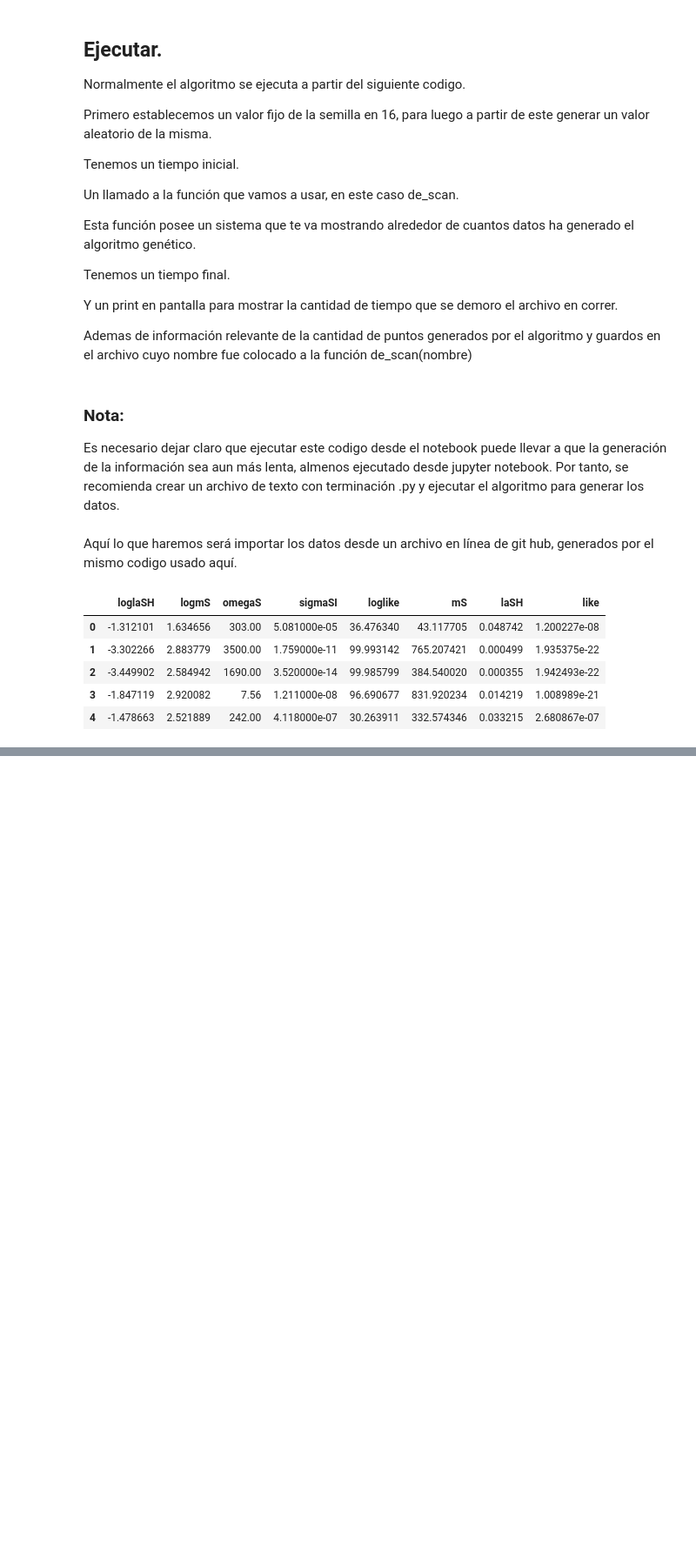
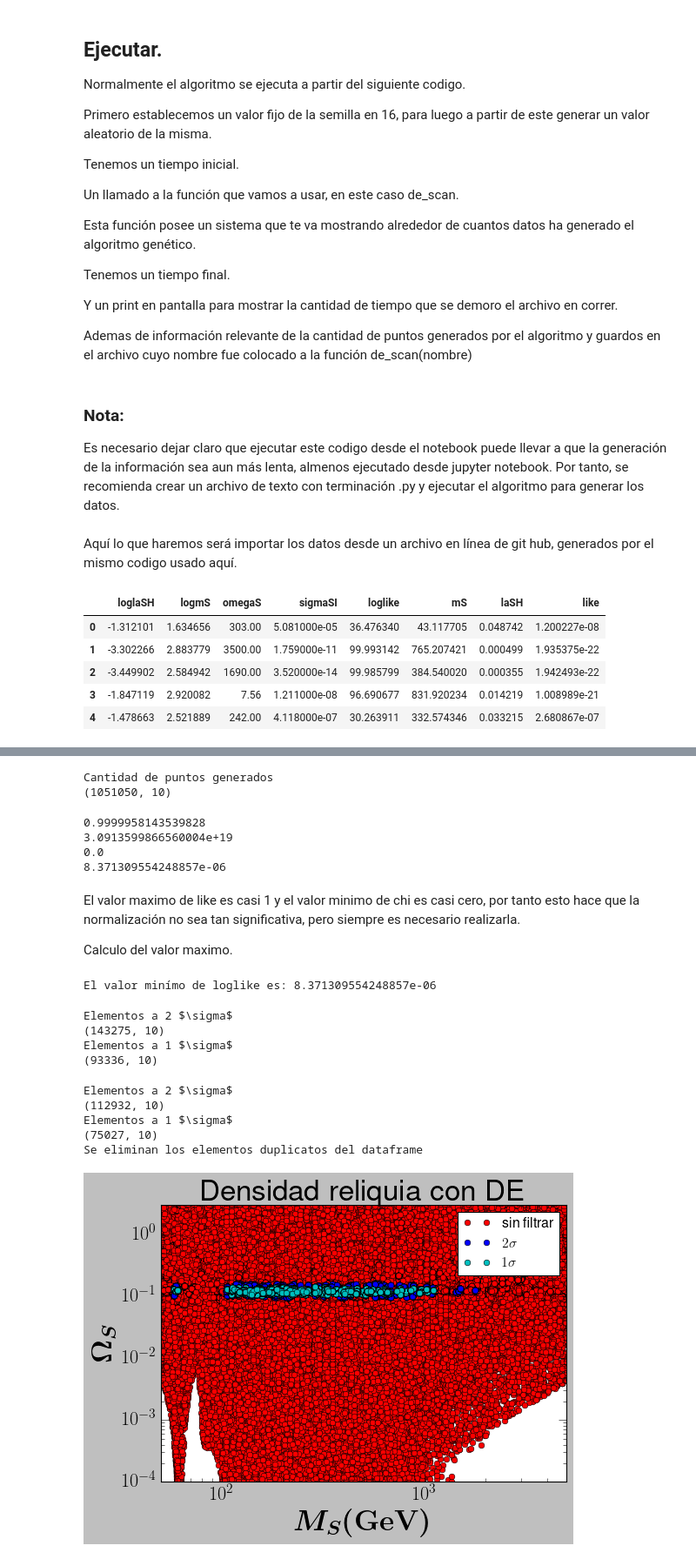
Before and after one commit to gadolfocastrillon/notebook_materiaOscura, a Jupyter notebook: micromegas_5.3.35/Modelos discretos de materia oscura.ipynb, the cells around one changed output, grey strips where cells are left out. Shown at 87% size. Drawn from its saved outputs; the diff is of its cells as text; code cells hidden in the pictures; blank space fills up the shorter version.

```diff
--- a/micromegas_5.3.35/Modelos discretos de materia oscura.ipynb
+++ b/micromegas_5.3.35/Modelos discretos de materia oscura.ipynb
@@ -615,0 +666,71 @@ print(ydata1.shape)
+# %%
+print("Cantidad de puntos generados")
+print(ydata1.shape)
+# %% [output]
+Cantidad de puntos generados
+(1051050, 10)
+# %%
+print(max(ydata1['like']))
+print(max(ydata1['loglike']))
+print(min(ydata1['like']))
+print(min(ydata1['loglike']))
+# %% [output]
+0.9999958143539828
+3.0913599866560004e+19
+0.0
+8.371309554248857e-06
+# %% [markdown]
+El valor maximo de like es casi 1 y el valor minimo de chi es casi cero, por tanto esto hace que la normalización no sea tan significativa, pero siempre es necesario realizarla.
+
+Calculo del valor maximo.
+# %%
+Lmax = min(ydata1['loglike'])
+print("El valor minímo de loglike es:",Lmax)
+# %% [output]
+El valor minímo de loglike es: 8.371309554248857e-06
+# %%
+ydata2 = ydata1[(ydata1.loglike - Lmax)<5.99] ##2σ
+ydata3 = ydata1[(ydata1.loglike - Lmax)<2.30] ##1σ
+print("Elementos a 2 $\sigma$")
+print(ydata2.shape)
+print("Elementos a 1 $\sigma$")
+print(ydata3.shape)
+# %% [output]
+Elementos a 2 $\sigma$
+(143275, 10)
+Elementos a 1 $\sigma$
+(93336, 10)
+# %%
+#Es necesario eliminar valores que se repitan en el archivo
+#para ello se ejecuta.
+ydata2 = ydata2[ydata2.duplicated()]
+ydata3 = ydata3[ydata3.duplicated()]
+print("Elementos a 2 $\sigma$")
+print(ydata2.shape)
+print("Elementos a 1 $\sigma$")
+print(ydata3.shape)
+print("Se eliminan los elementos duplicatos del dataframe")
+# %% [output]
+Elementos a 2 $\sigma$
+(112932, 10)
+Elementos a 1 $\sigma$
+(75027, 10)
+Se eliminan los elementos duplicatos del dataframe
+# %%
+plt.figure(figsize=(7.2,5.5))
+plt.plot(ydata1['mS'],ydata1['omegaS'],'ro',label='sin filtrar', markeredgecolor='black')
+plt.plot(ydata2['mS'],ydata2['omegaS'],'bo',label='$2\sigma$', markeredgecolor='black')
+plt.plot(ydata3['mS'],ydata3['omegaS'],'co',label='$1\sigma$', markeredgecolor='black')
+plt.title(r'Densidad reliquia con DE',size=30)
+plt.xlabel(r'$\boldsymbol{M_{S}\rm(GeV)}$',size=30)
+plt.ylabel(r'$\boldsymbol{\Omega_S}$',size=30)
+plt.xlim(50,5000)
+plt.ylim(1e-4,3e0)
+plt.xscale('log')
+plt.yscale('log')
+plt.legend()
+plt.xticks(fontsize=20)
+plt.yticks(fontsize=20)
+plt.tight_layout()
+# %% [output]
+[figure, added]
```
Also changed, not shown: parts of 22 cells of this notebook.
